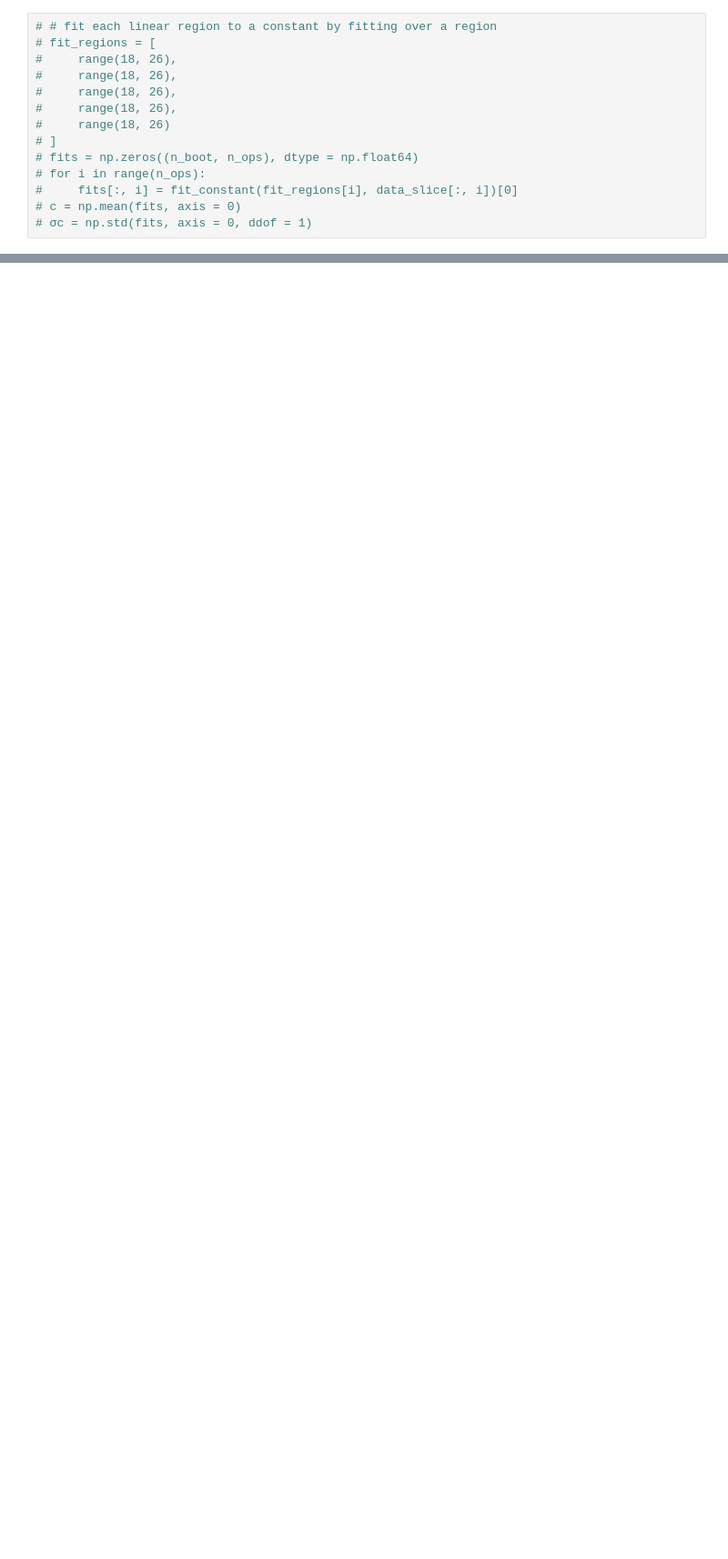
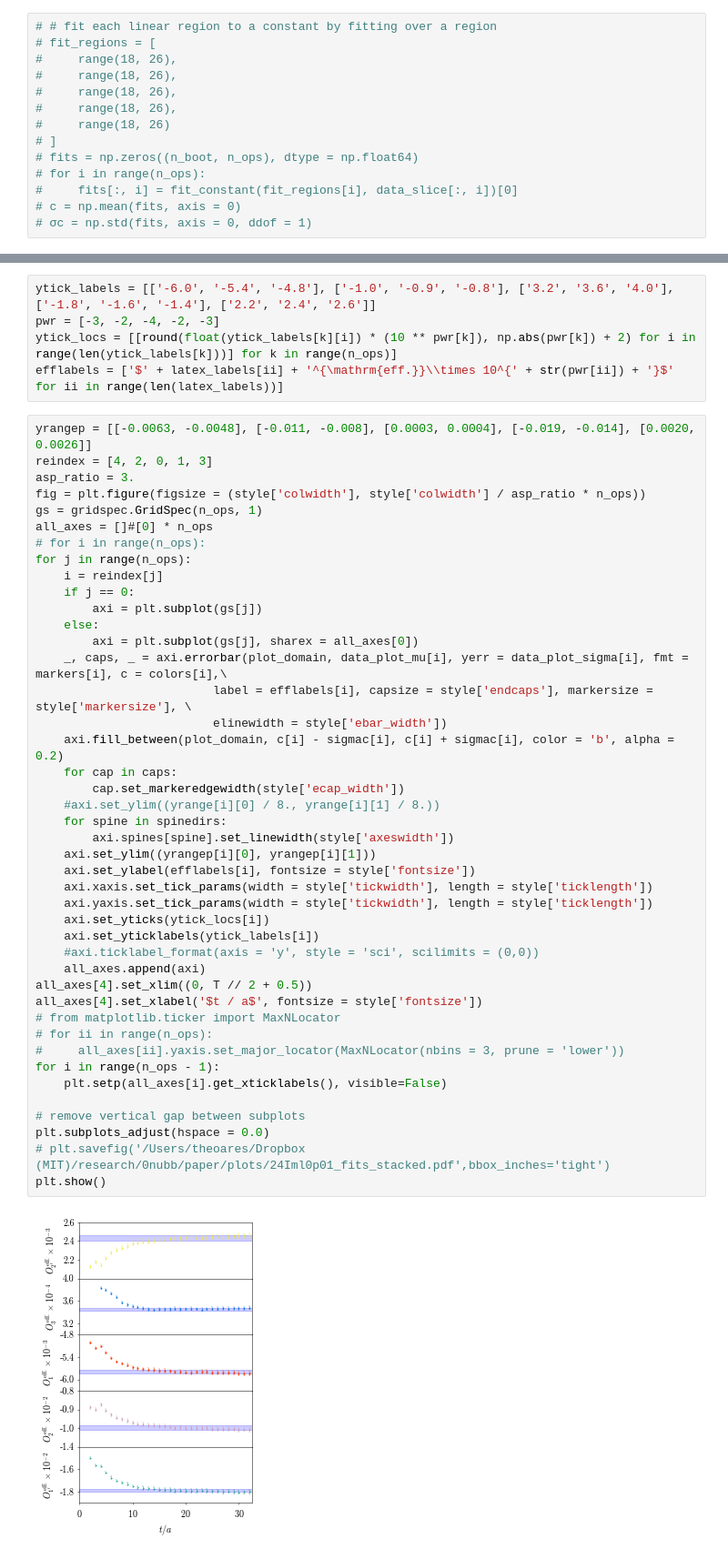
Before and after one commit to poare/lqcd, a Jupyter notebook: 0nubb/python_scripts/Short-Distance-Plots-Fits.ipynb, the cells around one changed output, grey strips where cells are left out. Shown at 91% size. Saved outputs shown, nothing was run; the diff lists cells and outputs as text; blank space fills up the shorter version.

```diff
--- a/0nubb/python_scripts/Short-Distance-Plots-Fits.ipynb
+++ b/0nubb/python_scripts/Short-Distance-Plots-Fits.ipynb
@@ -281,0 +297,50 @@ plt.show()
+# %%
+ytick_labels = [['-6.0', '-5.4', '-4.8'], ['-1.0', '-0.9', '-0.8'], ['3.2', '3.6', '4.0'], ['-1.8', '-1.6', '-1.4'], ['2.2', '2.4', '2.6']]
+pwr = [-3, -2, -4, -2, -3]
+ytick_locs = [[round(float(ytick_labels[k][i]) * (10 ** pwr[k]), np.abs(pwr[k]) + 2) for i in range(len(ytick_labels[k]))] for k in range(n_ops)]
+efflabels = ['$' + latex_labels[ii] + '^{\mathrm{eff.}}\\times 10^{' + str(pwr[ii]) + '}$' for ii in range(len(latex_labels))]
+# %%
+yrangep = [[-0.0063, -0.0048], [-0.011, -0.008], [0.0003, 0.0004], [-0.019, -0.014], [0.0020, 0.0026]]
+reindex = [4, 2, 0, 1, 3]
+asp_ratio = 3.
+fig = plt.figure(figsize = (style['colwidth'], style['colwidth'] / asp_ratio * n_ops))
+gs = gridspec.GridSpec(n_ops, 1)
+all_axes = []#[0] * n_ops
+# for i in range(n_ops):
+for j in range(n_ops):
+    i = reindex[j]
+    if j == 0:
+        axi = plt.subplot(gs[j])
+    else:
+        axi = plt.subplot(gs[j], sharex = all_axes[0])
+    _, caps, _ = axi.errorbar(plot_domain, data_plot_mu[i], yerr = data_plot_sigma[i], fmt = markers[i], c = colors[i],\
+                         label = efflabels[i], capsize = style['endcaps'], markersize = style['markersize'], \
+                         elinewidth = style['ebar_width'])
+    axi.fill_between(plot_domain, c[i] - sigmac[i], c[i] + sigmac[i], color = 'b', alpha = 0.2)
+    for cap in caps:
+        cap.set_markeredgewidth(style['ecap_width'])
+    #axi.set_ylim((yrange[i][0] / 8., yrange[i][1] / 8.))
+    for spine in spinedirs:
+        axi.spines[spine].set_linewidth(style['axeswidth'])
+    axi.set_ylim((yrangep[i][0], yrangep[i][1]))
+    axi.set_ylabel(efflabels[i], fontsize = style['fontsize'])
+    axi.xaxis.set_tick_params(width = style['tickwidth'], length = style['ticklength'])
+    axi.yaxis.set_tick_params(width = style['tickwidth'], length = style['ticklength'])
+    axi.set_yticks(ytick_locs[i])
+    axi.set_yticklabels(ytick_labels[i])
+    #axi.ticklabel_format(axis = 'y', style = 'sci', scilimits = (0,0))
+    all_axes.append(axi)
+all_axes[4].set_xlim((0, T // 2 + 0.5))
+all_axes[4].set_xlabel('$t / a$', fontsize = style['fontsize'])
+# from matplotlib.ticker import MaxNLocator
+# for ii in range(n_ops):
+#     all_axes[ii].yaxis.set_major_locator(MaxNLocator(nbins = 3, prune = 'lower'))
+for i in range(n_ops - 1):
+    plt.setp(all_axes[i].get_xticklabels(), visible=False)
+
+# remove vertical gap between subplots
+plt.subplots_adjust(hspace = 0.0)
+# plt.savefig('/Users/theoares/Dropbox (MIT)/research/0nubb/paper/plots/24Iml0p01_fits_stacked.pdf',bbox_inches='tight')
+plt.show()
+# %% [output]
+[figure, added]
```
Also changed, not shown: parts of 25 cells of this notebook, 13 other files.
